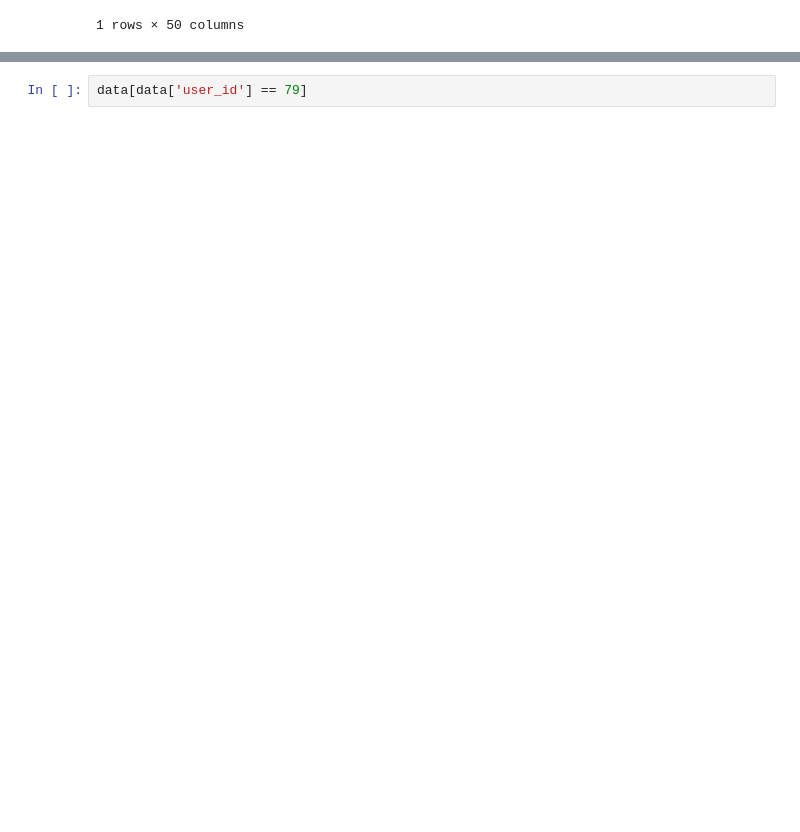
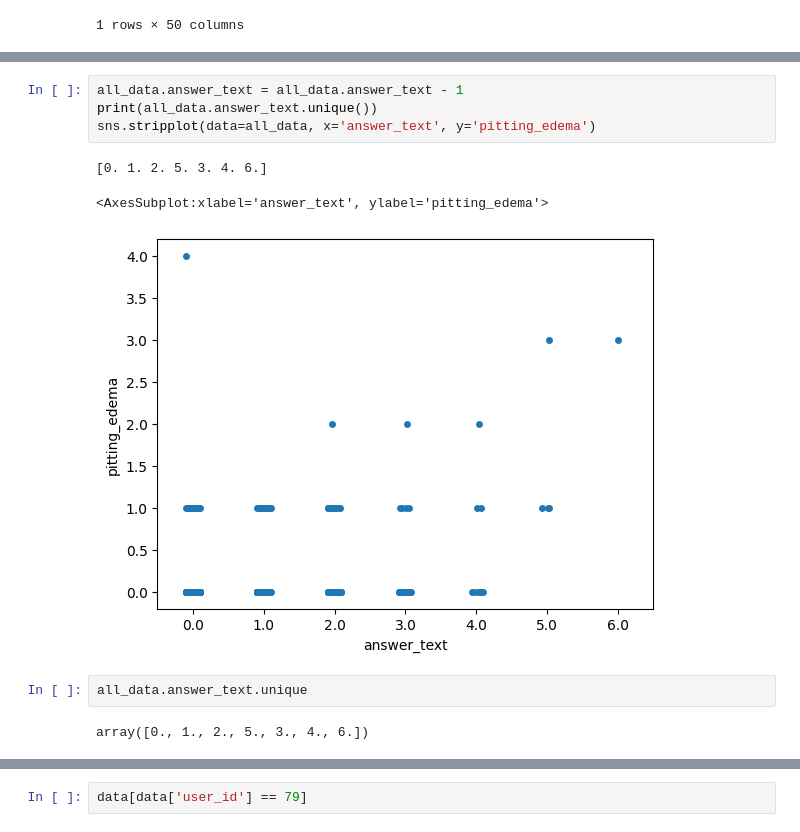
Before and after one commit to 7hestral/Rui-s_BUMP_code_dump, a Jupyter notebook: scratch.ipynb, the cells around one changed output, grey strips where cells are left out. Saved outputs shown, nothing was run; the diff lists cells and outputs as text; blank space fills up the shorter version.

```diff
--- a/scratch.ipynb
+++ b/scratch.ipynb
@@ -89,0 +115,12 @@ for u in data['user_id'].unique():
+# %%
+all_data.answer_text = all_data.answer_text - 1
+print(all_data.answer_text.unique())
+sns.stripplot(data=all_data, x='answer_text', y='pitting_edema')
+# %% [output]
+[0. 1. 2. 5. 3. 4. 6.]
+<AxesSubplot:xlabel='answer_text', ylabel='pitting_edema'>
+[figure, added]
+# %%
+all_data.answer_text.unique
+# %% [output]
+array([0., 1., 2., 5., 3., 4., 6.])
```
Also changed, not shown: parts of 10 cells of this notebook, 1 other file.
